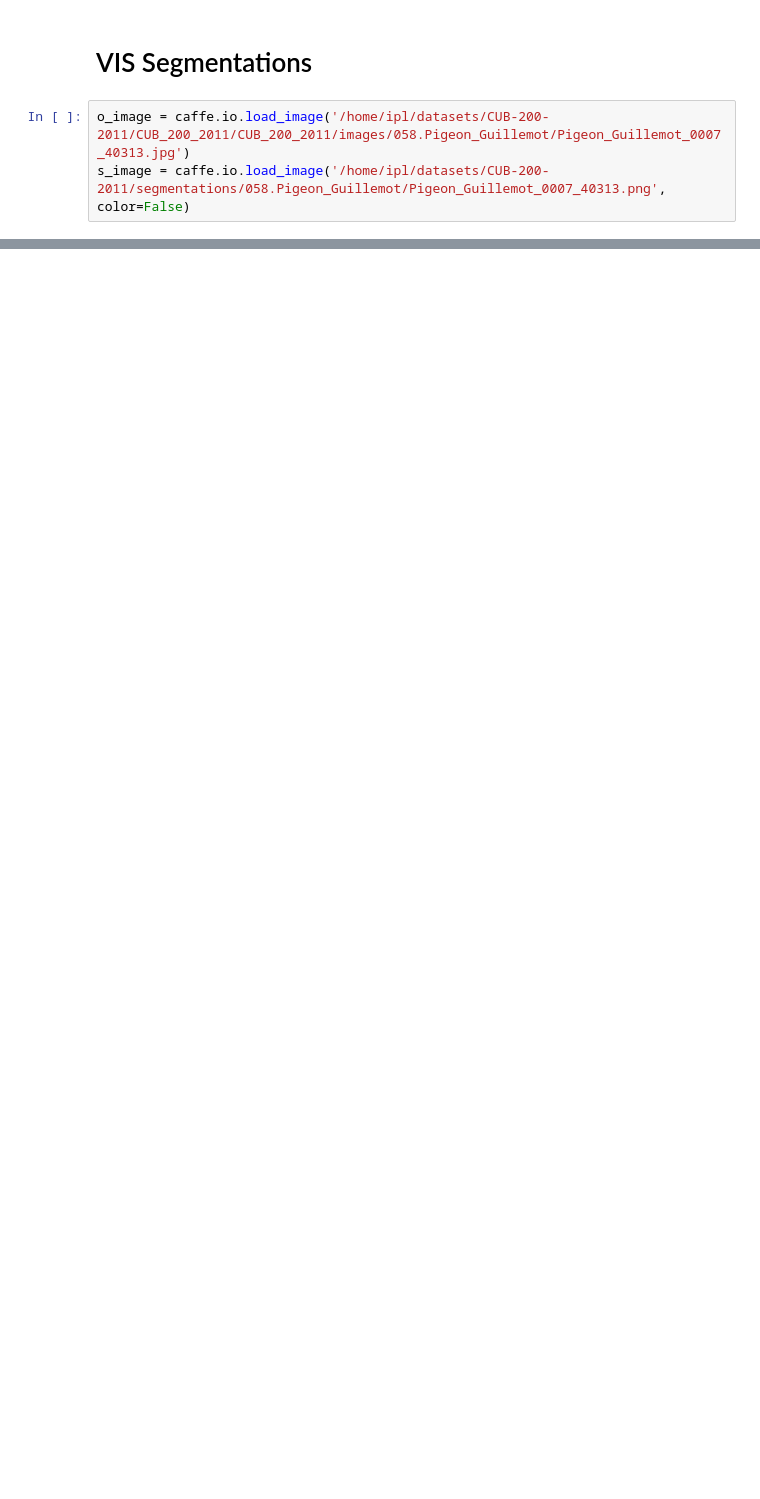
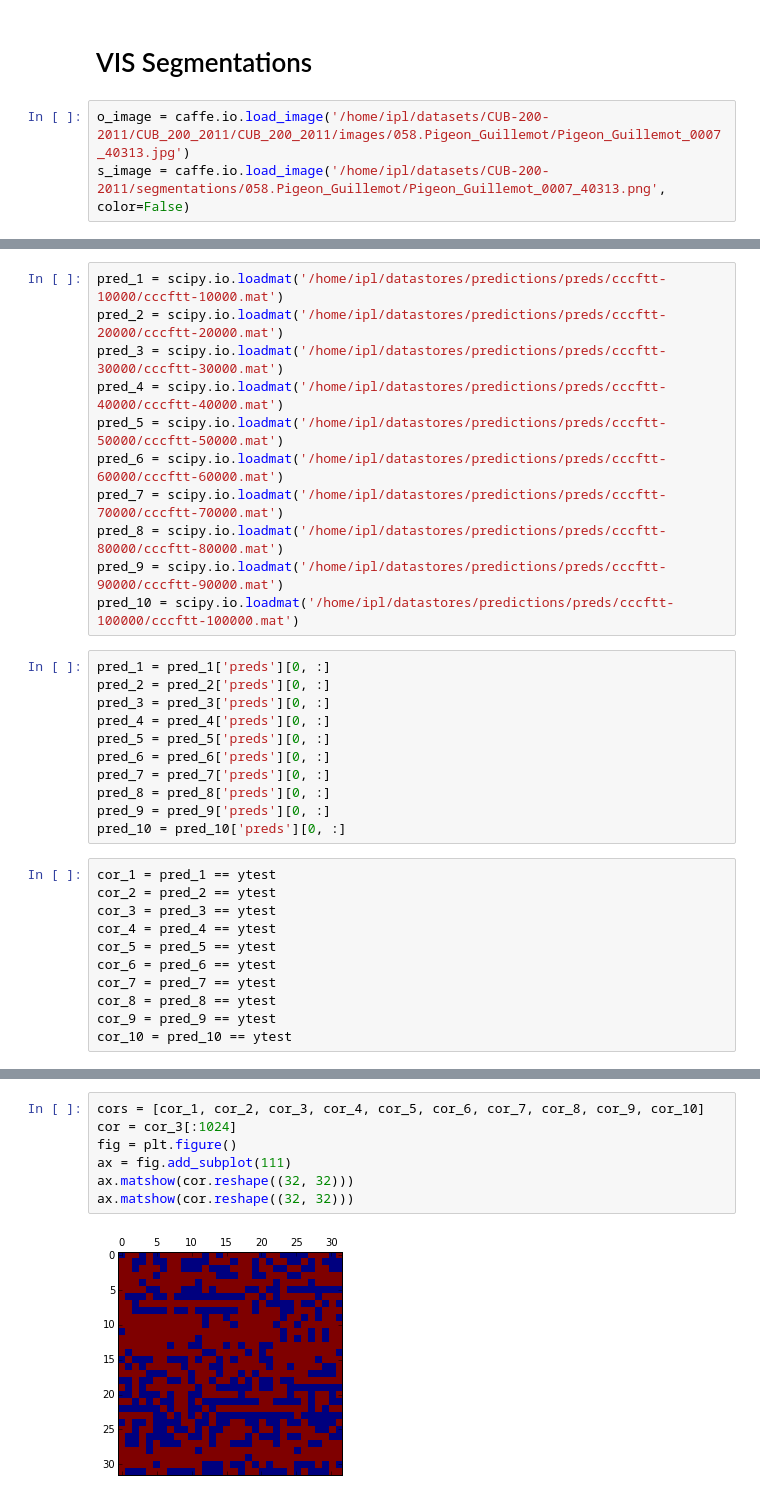
Before and after one commit to yassersouri/omgh, a Jupyter notebook: notebooks/general.ipynb, the cells around one changed output, grey strips where cells are left out. Drawn from its saved outputs; the diff is of its cells as text; blank space fills up the shorter version.

```diff
--- a/notebooks/general.ipynb
+++ b/notebooks/general.ipynb
@@ -63,0 +79,33 @@ cv2.imwrite()
+# %%
+pred_1 = scipy.io.loadmat('/home/ipl/datastores/predictions/preds/cccftt-10000/cccftt-10000.mat')
+pred_2 = scipy.io.loadmat('/home/ipl/datastores/predictions/preds/cccftt-20000/cccftt-20000.mat')
+pred_3 = scipy.io.loadmat('/home/ipl/datastores/predictions/preds/cccftt-30000/cccftt-30000.mat')
+pred_4 = scipy.io.loadmat('/home/ipl/datastores/predictions/preds/cccftt-40000/cccftt-40000.mat')
+pred_5 = scipy.io.loadmat('/home/ipl/datastores/predictions/preds/cccftt-50000/cccftt-50000.mat')
+pred_6 = scipy.io.loadmat('/home/ipl/datastores/predictions/preds/cccftt-60000/cccftt-60000.mat')
+pred_7 = scipy.io.loadmat('/home/ipl/datastores/predictions/preds/cccftt-70000/cccftt-70000.mat')
+pred_8 = scipy.io.loadmat('/home/ipl/datastores/predictions/preds/cccftt-80000/cccftt-80000.mat')
+pred_9 = scipy.io.loadmat('/home/ipl/datastores/predictions/preds/cccftt-90000/cccftt-90000.mat')
+pred_10 = scipy.io.loadmat('/home/ipl/datastores/predictions/preds/cccftt-100000/cccftt-100000.mat')
+# %%
+pred_1 = pred_1['preds'][0, :]
+pred_2 = pred_2['preds'][0, :]
+pred_3 = pred_3['preds'][0, :]
+pred_4 = pred_4['preds'][0, :]
+pred_5 = pred_5['preds'][0, :]
+pred_6 = pred_6['preds'][0, :]
+pred_7 = pred_7['preds'][0, :]
+pred_8 = pred_8['preds'][0, :]
+pred_9 = pred_9['preds'][0, :]
+pred_10 = pred_10['preds'][0, :]
+# %%
+cor_1 = pred_1 == ytest
+cor_2 = pred_2 == ytest
+cor_3 = pred_3 == ytest
+cor_4 = pred_4 == ytest
+cor_5 = pred_5 == ytest
+cor_6 = pred_6 == ytest
+cor_7 = pred_7 == ytest
+cor_8 = pred_8 == ytest
+cor_9 = pred_9 == ytest
+cor_10 = pred_10 == ytest
@@ -63,0 +116,9 @@ cv2.imwrite()
+# %%
+cors = [cor_1, cor_2, cor_3, cor_4, cor_5, cor_6, cor_7, cor_8, cor_9, cor_10]
+cor = cor_3[:1024]
+fig = plt.figure()
+ax = fig.add_subplot(111)
+ax.matshow(cor.reshape((32, 32)))
+ax.matshow(cor.reshape((32, 32)))
+# %% [output]
+[figure, added]
```
Also changed, not shown: parts of 22 cells of this notebook, 1 other file.
